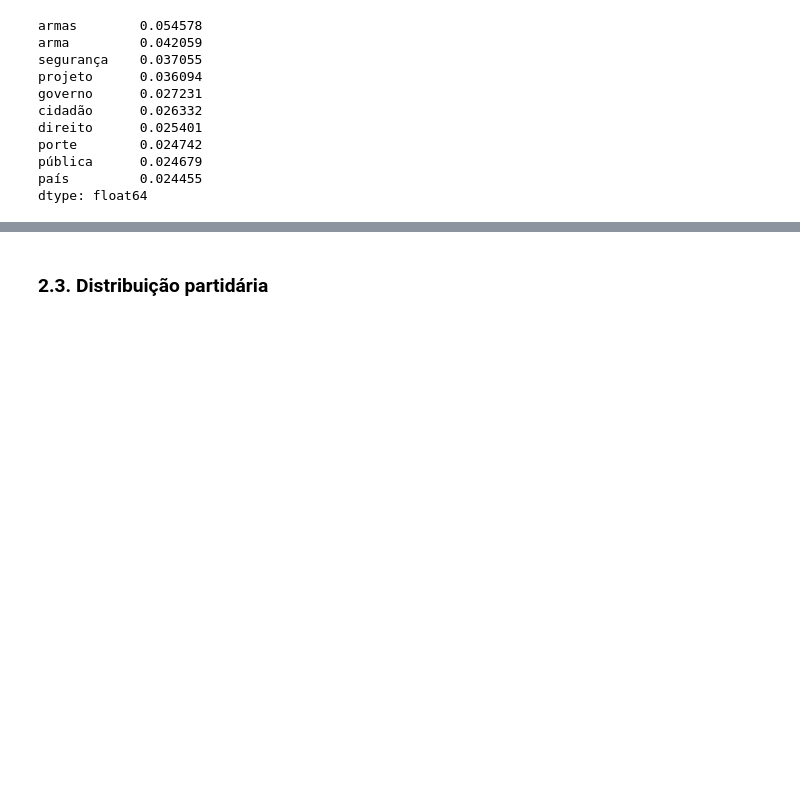
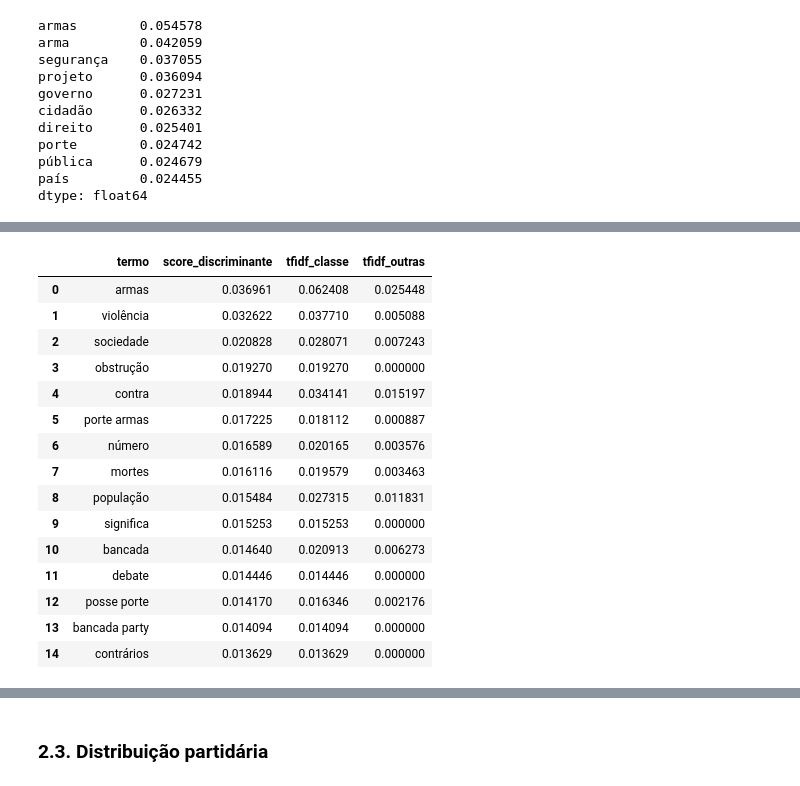
Before and after one commit to JPedroRodrigues/political-guidance-through-discourse, a Jupyter notebook: political-guidance-through-discourse.ipynb, the cells around one changed output, grey strips where cells are left out. Saved outputs shown, nothing was run; the diff lists cells and outputs as text; code cells hidden in the pictures; blank space fills up the shorter version.

```diff
--- a/political-guidance-through-discourse.ipynb
+++ b/political-guidance-through-discourse.ipynb
@@ -361,0 +924,75 @@ dtype: float64
+# %%
+# Ordem fixa das classes para manter a saída organizada
+classes_order = ["Esquerda", "Centro", "Direita"]
+
+# Limpeza do texto mascarado usando a função já definida anteriormente
+supervised_audit_df["argument_masked_clean"] = (
+    supervised_audit_df["argument_masked"]
+    .fillna("")
+    .apply(clean_for_tfidf)
+)
+
+# TF-IDF com unigramas e bigramas
+vectorizer_masked = TfidfVectorizer(
+    ngram_range=(1, 2),
+    min_df=3,
+    max_df=0.90,
+    sublinear_tf=True,
+    token_pattern=r"(?u)\b\w+\b",
+    strip_accents=None,
+)
+
+X_tfidf_masked = vectorizer_masked.fit_transform(
+    supervised_audit_df["argument_masked_clean"]
+)
+
+feature_names_masked = np.array(
+    vectorizer_masked.get_feature_names_out()
+)
+
+print("Matriz TF-IDF mascarada:", X_tfidf_masked.shape)
+print(
+    "Número de termos/unigramas-bigramas:",
+    len(feature_names_masked)
+)
+
+# Cálculo dos termos mais discriminantes por classe
+masked_discriminative_terms = {}
+
+for political_class in classes_order:
+
+    class_mask = (
+        supervised_audit_df["spectrum_3"].to_numpy()
+        == political_class
+    )
+
+    other_mask = ~class_mask
+
+    class_mean = np.asarray(
+        X_tfidf_masked[class_mask].mean(axis=0)
+    ).ravel()
+
+    other_mean = np.asarray(
+        X_tfidf_masked[other_mask].mean(axis=0)
+    ).ravel()
+
+    # Quanto maior a diferença, mais característico
+    # o termo é daquela classe em relação às demais
+    difference = class_mean - other_mean
+
+    top_indices = np.argsort(difference)[::-1][:15]
+
+    masked_discriminative_terms[political_class] = pd.DataFrame({
+        "termo": feature_names_masked[top_indices],
+        "score_discriminante": difference[top_indices],
+        "tfidf_classe": class_mean[top_indices],
+        "tfidf_outras": other_mean[top_indices],
+    })
+
+# Exibição das três tabelas
+for political_class in classes_order:
+    print(
+        f"\n=== {political_class.upper()} — PARTY MASKED ==="
+    )
+    display(masked_discriminative_terms[political_class])
+# %% [output]
@@ -361,0 +1003,16 @@ dtype: float64
+|  | termo | score_discriminante | tfidf_classe | tfidf_outras |
+| 0 | armas | 0.036961 | 0.062408 | 0.025448 |
+| 1 | violência | 0.032622 | 0.037710 | 0.005088 |
+| 2 | sociedade | 0.020828 | 0.028071 | 0.007243 |
+| 3 | obstrução | 0.019270 | 0.019270 | 0.000000 |
+| 4 | contra | 0.018944 | 0.034141 | 0.015197 |
+| 5 | porte armas | 0.017225 | 0.018112 | 0.000887 |
+| 6 | número | 0.016589 | 0.020165 | 0.003576 |
+| 7 | mortes | 0.016116 | 0.019579 | 0.003463 |
+| 8 | população | 0.015484 | 0.027315 | 0.011831 |
+| 9 | significa | 0.015253 | 0.015253 | 0.000000 |
+| 10 | bancada | 0.014640 | 0.020913 | 0.006273 |
+| 11 | debate | 0.014446 | 0.014446 | 0.000000 |
+| 12 | posse porte | 0.014170 | 0.016346 | 0.002176 |
+| 13 | bancada party | 0.014094 | 0.014094 | 0.000000 |
+| 14 | contrários | 0.013629 | 0.013629 | 0.000000 |
```
Also changed, not shown: parts of 47 cells of this notebook, 1 other file.
